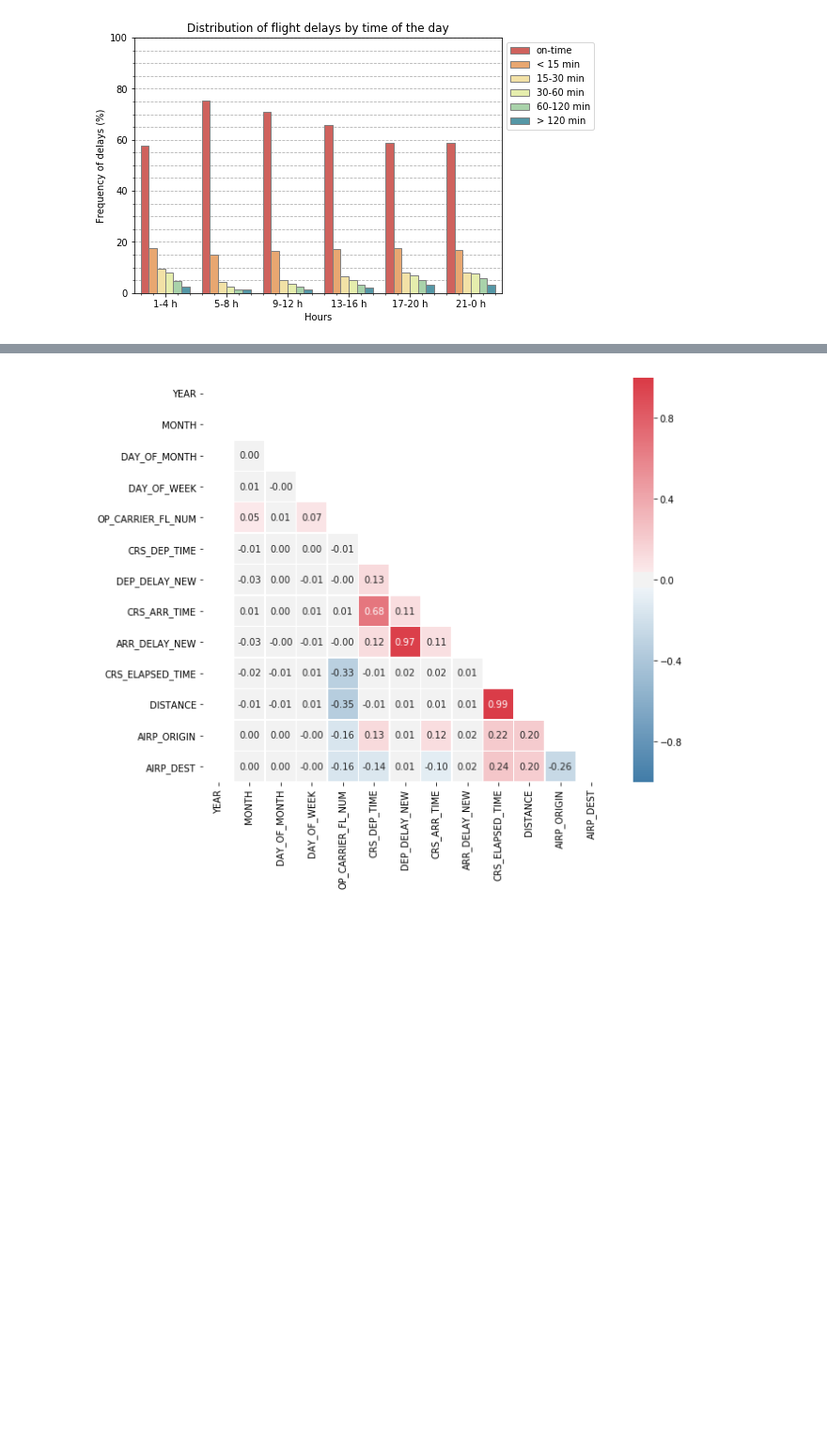
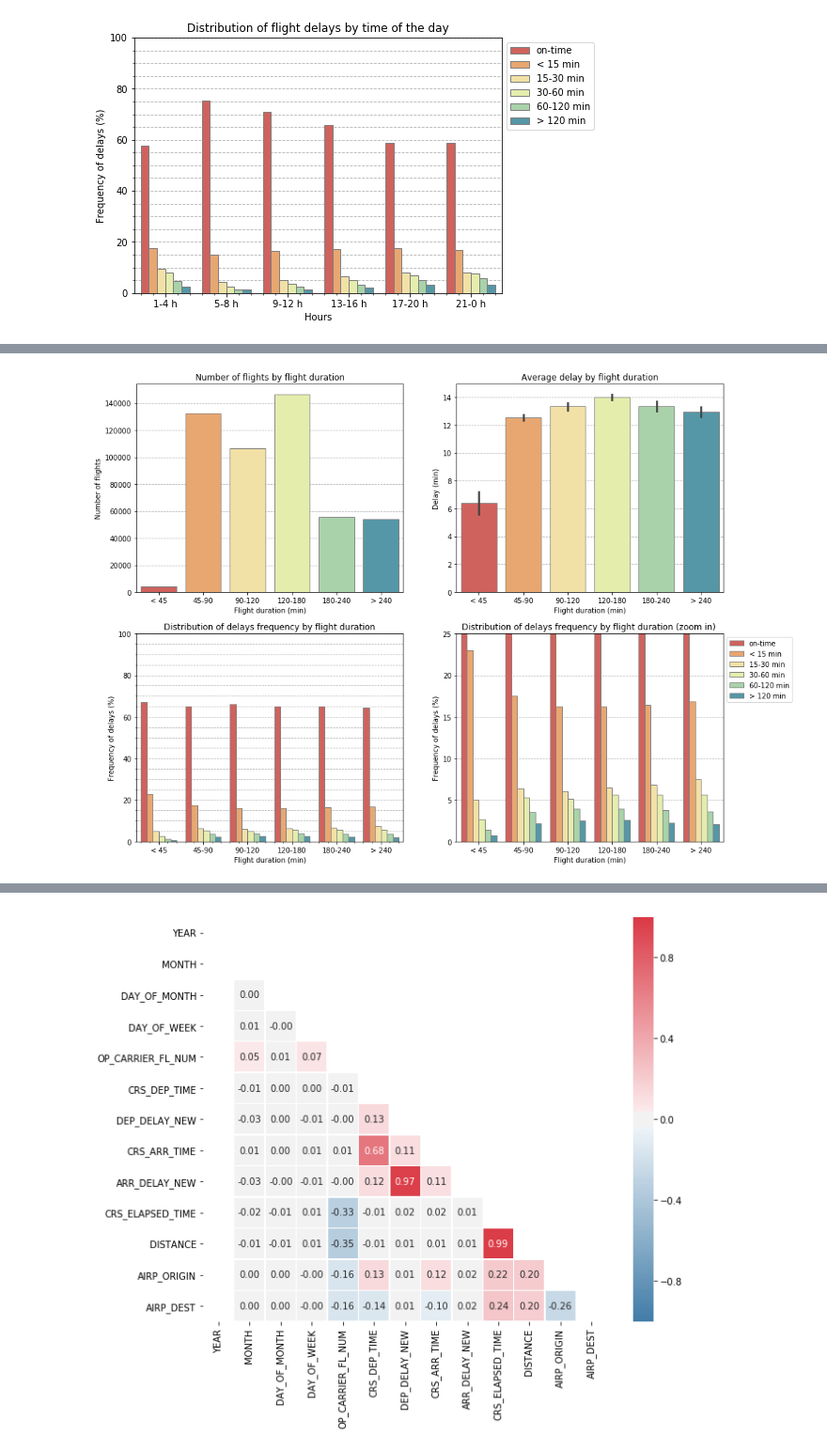
Before and after one commit to lubepe/PredictingFlightDelays, a Jupyter notebook: Predicting flight delays.ipynb, the cells around one changed output, grey strips where cells are left out. Shown at 94% size. Cells and saved outputs as stored; diff of their text form; code cells hidden in the pictures; blank space fills up the shorter version.

```diff
--- a/Predicting flight delays.ipynb
+++ b/Predicting flight delays.ipynb
@@ -1131,0 +1174,55 @@ plt.show()
+# %%
+delays_count_elapsedtime = train_explor[['BIN_ELAPSED_TIME', 'BIN_ARR_DELAY', 'ARR_DELAY_NEW']] \
+                                .groupby(['BIN_ELAPSED_TIME', 'BIN_ARR_DELAY']).agg('count') \
+                                .rename(columns={'ARR_DELAY_NEW':'count'})
+
+delay_per_elapsedtime = delays_count_elapsedtime.groupby(level=0).apply(lambda x: 100 * x / float(x.sum())) \
+                        .rename(columns={'count' : "frequency"})
+# %%
+#----- total number of flights by flight duration -----
+plt.figure(figsize=(15,12))
+plt.subplot(221)
+grid = sns.countplot(x='BIN_ELAPSED_TIME', data=train_explor, palette=sns.color_palette('Spectral', 6),
+                    edgecolor='grey', zorder=2)
+grid.set_title('Number of flights by flight duration')
+grid.set_xlabel('Flight duration (min)')
+grid.set_ylabel('Number of flights')
+grid.yaxis.grid( which='both', linestyle='--')
+
+
+#----- average delay at arrival by flight duration -----
+plt.subplot(222)
+grid = sns.barplot(x='BIN_ELAPSED_TIME', y='ARR_DELAY_NEW', data=train_explor, palette=sns.color_palette('Spectral', 6),
+                  edgecolor='grey', zorder=2)
+grid.set_title('Average delay by flight duration')
+grid.set_xlabel('Flight duration (min)')
+grid.set_ylabel('Delay (min)')
+grid.yaxis.grid( which='both', linestyle='--')
+
+
+#----- Distribution of delays frequency by flight duration -----
+plt.subplot(223)
+grid = sns.barplot(x='BIN_ELAPSED_TIME', y='frequency', hue='BIN_ARR_DELAY', data=delay_per_elapsedtime.reset_index(),
+                   palette=sns.color_palette('Spectral', 6), edgecolor='grey', zorder=2)
+grid.legend_.remove()
+grid.set_title('Distribution of delays frequency by flight duration')
+grid.set_ylabel('Frequency of delays (%)')
+grid.set_xlabel('Flight duration (min)')
+grid.yaxis.grid(which='both', linestyle='--')
+plt.ylim(0, 100)
+grid.minorticks_on()
+
+
+#----- Distribution of delays frequency by flight duration (zooming in) -----
+plt.subplot(224)
+grid = sns.barplot(x='BIN_ELAPSED_TIME', y='frequency', hue='BIN_ARR_DELAY', data=delay_per_elapsedtime.reset_index(),
+                   palette=sns.color_palette('Spectral', 6), edgecolor='grey', zorder=2)
+plt.legend(bbox_to_anchor=(1.0, 1), loc=2)
+grid.set_title('Distribution of delays frequency by flight duration (zoom in) ')
+grid.set_ylabel('Frequency of delays (%)')
+grid.set_xlabel('Flight duration (min)')
+grid.yaxis.grid(which='both', linestyle='--')
+plt.ylim(0, 25)
+plt.show()
+# %% [output]
+[figure, added]
```
Also changed, not shown: parts of 9 cells of this notebook.
